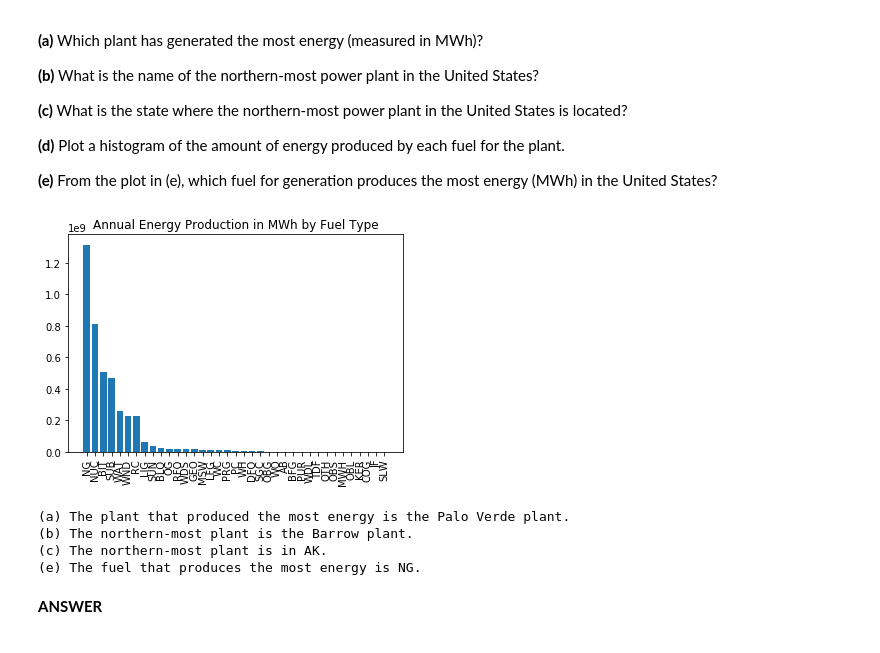
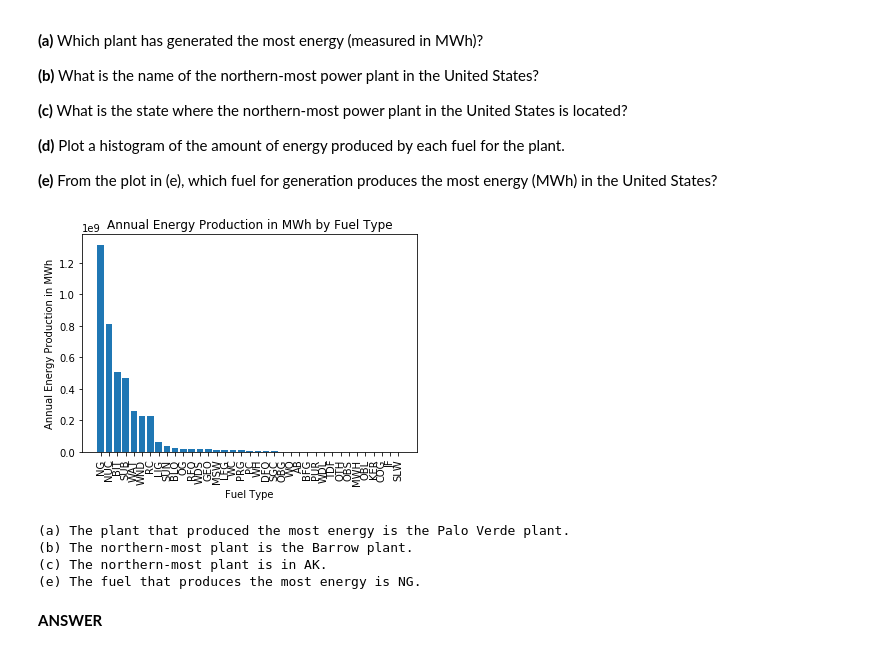
Before and after one commit to joekrinke15/IDS-705-Principles-of-Machine-Learning, a Jupyter notebook: Assigment_1jdk61.ipynb, the cells around one changed output. Drawn from its saved outputs; the diff is of its cells as text; code cells hidden in the pictures.

```diff
--- a/Assigment_1jdk61.ipynb
+++ b/Assigment_1jdk61.ipynb
@@ -538,36 +538,37 @@ There also are a couple of "gotchas" to watch out for with this dataset:
 **(e)** From the plot in (e), which fuel for generation produces the most energy (MWh) in the United States?
 # %%
 import pandas as pd
+import matplotlib.pyplot as plt
 #Reading in the dataset
 df = pd.read_excel('egrid2016.xlsx', header=1) #Set header to 1 to ignore first row
 df.head() #display first few rows
 
 #Finding plant with the most energy generation
 max_energy = df.loc[df['PLNGENAN'].idxmax()]
 
 #Finding northern-most power plant
 northern_most = df.loc[df['LAT'].idxmax()] #Latitude refers to the north-south values. Maximum latitude corresponds to the northern-most point.
 
 #Producing bar chart of energy values by each fuel.
 grouped_fuel = df.groupby('PLPRMFL', as_index = False).sum().sort_values('PLNGENAN', ascending=False) #Sum of all values grouped by fuel.
 fuel_types = grouped_fuel['PLPRMFL'] #Getting fuel types
 energy_prod = grouped_fuel['PLNGENAN'] #Getting energy values for each fuel type.
 plt.bar(fuel_types, energy_prod) #Generate plot with colored bars.
 plt.xticks(rotation=90)
 plt.title('Annual Energy Production in MWh by Fuel Type')
 plt.xlabel('Fuel Type')
-ply.ylav
+plt.ylabel('Annual Energy Production in MWh')
 plt.show()
 
 #Finding fuel that produces most energy.
 max_fuel = grouped_fuel.loc[grouped_fuel['PLNGENAN'].idxmax()]
 #Answers to questions
 print('(a) The plant that produced the most energy is the {} plant.'.format(str(max_energy['PNAME'])))
 print('(b) The northern-most plant is the {} plant.'.format(str(northern_most['PNAME'])))
 print('(c) The northern-most plant is in {}.'.format(str(northern_most['PSTATABB'])))
 print('(e) The fuel that produces the most energy is {}.'.format(str(max_fuel['PLPRMFL'])))
 # %% [output]
-[figure, old version]
+[figure, new version]
 (a) The plant that produced the most energy is the Palo Verde plant.
 (b) The northern-most plant is the Barrow plant.
 (c) The northern-most plant is in AK.
```
Also changed, not shown: parts of 9 cells of this notebook, 1 other file.
